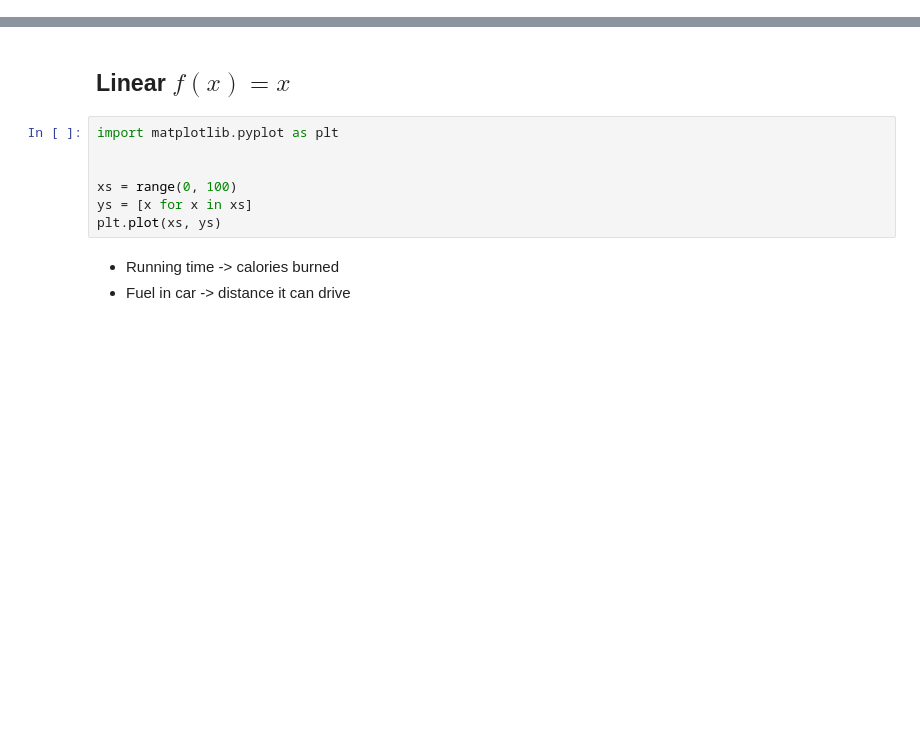
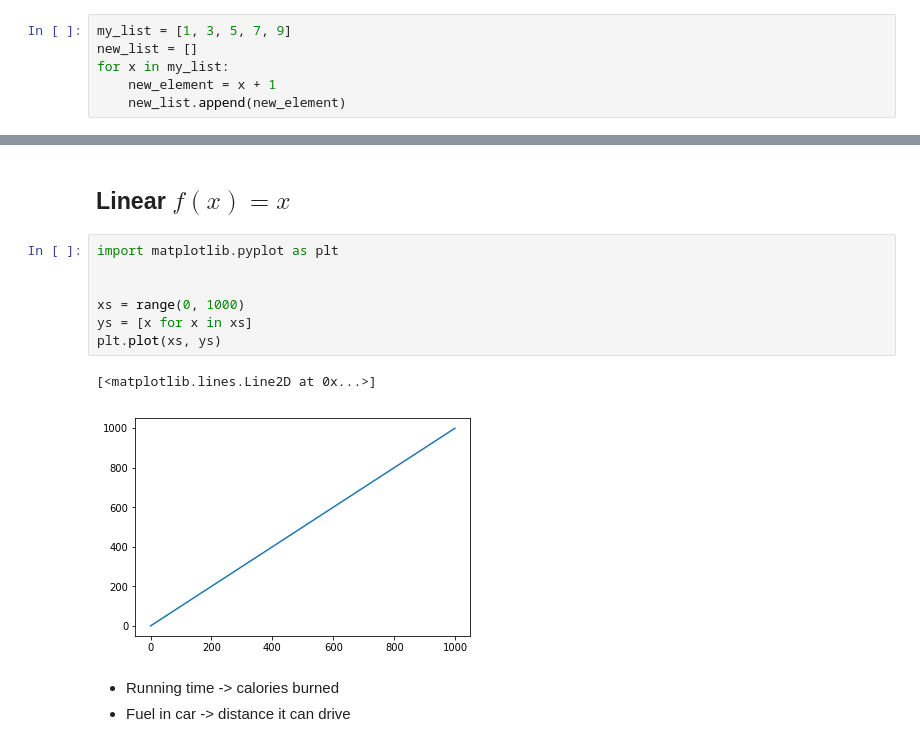
Before and after one commit to itu-qsp/2019-summer, a Jupyter notebook: session-8/01_Mental models.ipynb, the cells around one changed output, grey strips where cells are left out. Drawn from its saved outputs; the diff is of its cells as text; blank space fills up the shorter version.

````diff
--- a/session-8/01_Mental models.ipynb
+++ b/session-8/01_Mental models.ipynb
@@ -64,6 +70,12 @@ In pseudo-code we want something like:
 ```python
 # x + 1 for x in my_list
 ```
+# %%
+my_list = [1, 3, 5, 7, 9]
+new_list = []
+for x in my_list:
+    new_element = x + 1
+    new_list.append(new_element)
 # %%
 my_list = [1, 3, 5, 7, 9]
 new_list = [x + 1 for x in my_list]
@@ -105,10 +125,13 @@ Using the list `[1, 3, 5, 7, 9]`, do the following:
 # %%
 import matplotlib.pyplot as plt
 
 
-xs = range(0, 100)
+xs = range(0, 1000)
 ys = [x for x in xs]
 plt.plot(xs, ys)
+# %% [output]
+[<matplotlib.lines.Line2D at 0x...>]
+[figure, added]
 # %% [markdown]
 * Running time -> calories burned
 * Fuel in car -> distance it can drive
````
Also changed, not shown: parts of 23 cells of this notebook, 4 other files.
